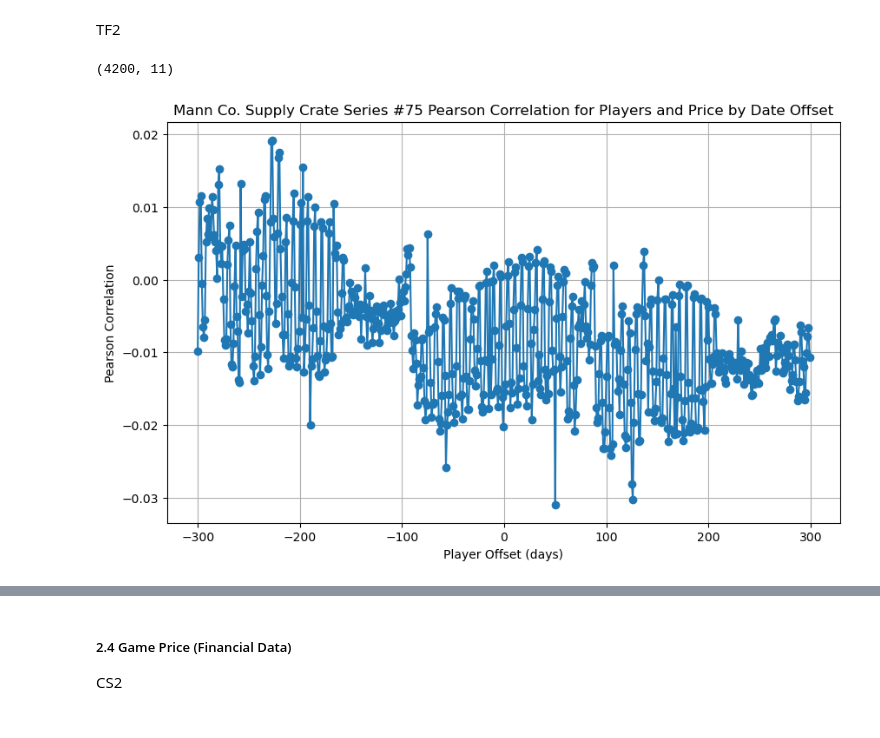
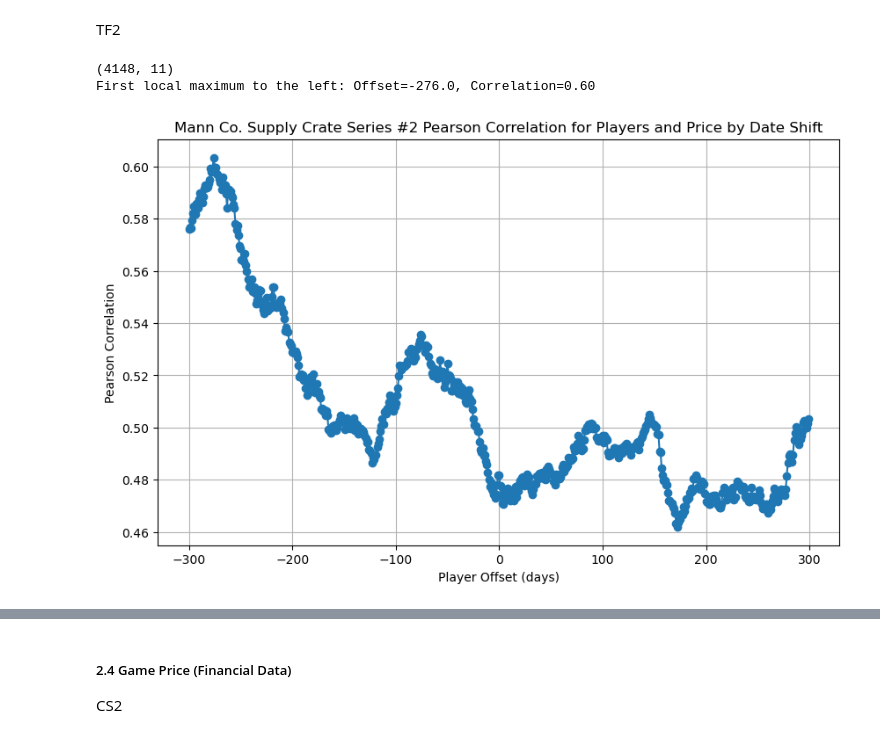
Before and after one commit to aalichao/CMPE255, a Jupyter notebook: Project.ipynb, the cells around one changed output, grey strips where cells are left out. Cells and saved outputs as stored; diff of their text form; code cells hidden in the pictures.

```diff
--- a/Project.ipynb
+++ b/Project.ipynb
@@ -565,6 +582,16 @@ cs_filtered = pd.read_csv('./PlayerCount/cs2playercount.csv')
 # Ensure 'DateTime' columns are in datetime format
 cs['DateTime'] = pd.to_datetime(cs['DateTime'], errors='coerce')
 cs_filtered['DateTime'] = pd.to_datetime(cs_filtered['DateTime'], errors='coerce')
+
+# # Offset the sentiment data by 40 days
+# cs['DateTime'] += pd.Timedelta(days=-40)
+
+start_date = cs['DateTime'].min()
+end_date = start_date + pd.Timedelta(days=30)
+
+# Filter to only the first year of data
+cs = cs[(cs['DateTime'] >= start_date) & (cs['DateTime'] < end_date)]
+cs_filtered = cs_filtered[(cs_filtered['DateTime'] >= start_date) & (cs_filtered['DateTime'] < end_date)]
 
 # Dictionary for parent items and their children
 family = {'CS:GO Weapon Case': ['MP7 | Skulls', 'SG 553 | Ultraviolet', 'AUG | Wings', 'USP-S | Dark Water', 'Glock-18 | Dragon Tattoo', 'Desert Eagle | Hypnotic', 'AWP | Lightning Strike']}
@@ -593,7 +620,7 @@ ax2.set_ylabel('Players', color='tab:red')
 ax2.tick_params(axis='y', labelcolor='tab:red')
 
 # Title and grid for clarity
-plt.title('CS2 Sentiment Score vs Player Count')
+plt.title('CS2 Sentiment Score vs Player Count (1st Month)')
 ax1.legend(loc='upper left')
 ax2.legend(loc='upper right')
 ax1.grid(True)
@@ -1173,7 +1851,7 @@ tf_players = pd.read_csv('./PlayerCount/tf2playercount.csv')
 tf = pd.read_json('./TF2Prices/CombinedTF2Prices_MultiParents_Dates_Lifetime.json', orient='records', lines=True)
 
 # Filter the tf dataset for a specific item
-item_name = "Mann Co. Supply Crate Series #75"
+item_name = "Mann Co. Supply Crate Series #2"
 tf_filtered = tf[tf['Item Name'] == item_name]
 
 print(tf_filtered.shape)
@@ -1189,7 +1867,7 @@ correlations = []
 for offset in range(-300, 300):
     tf_players_offset = tf_players.copy()
 
-    tf_players_offset['DateTime'] = pd.to_datetime(tf_players['DateTime']) + pd.Timedelta(days=offset)
+    tf_players_offset['DateTime'] = pd.to_datetime(tf_players['DateTime']) - pd.Timedelta(days=offset)
     # if offset < 0:
     #     tf_players_offset['DateTime'] = pd.to_datetime(tf_players['DateTime']) - pd.Timedelta(days=offset)
     # else:
@@ -1200,33 +1878,42 @@ for offset in range(-300, 300):
                             on='DateTime', tolerance=pd.Timedelta('1D'), direction='nearest')
 
     # # Replace NaN values in 'Players' with 0
     # merged_df['Players'].fillna(0, inplace=True)
 
     # # Interpolate to fill missing values in 'Players' and 'Price'
     # merged_df['Price'] = merged_df['Price'].interpolate(method='linear')
 
     # Drop rows with NaN values specifically in 'Players' or other columns to be correlated
     merged_df.dropna(subset=['Players', 'Price'], inplace=True)
 
     # Check if there are enough data points
     if merged_df.shape[0] < 2:
         print(f"Offset: {offset}, Not enough data points for correlation.")
         continue  # Skip to the next iteration if not enough data
 
     corr_players_price, _ = pearsonr(merged_df['Players'], merged_df['Price'])
 
     correlations.append((offset, corr_players_price))
 
 correlations_df = pd.DataFrame(correlations, columns=['Offset', 'Correlation'])
 
+# Identify the first local maximum on the left side (negative offsets)
+left_side = correlations_df[correlations_df['Offset'] < 0]
+local_max_idx = left_side['Correlation'].idxmax()
+local_max = correlations_df.iloc[local_max_idx]
+
+# Print the first local maximum on the left side
+print(f"First local maximum to the left: Offset={local_max.Offset}, Correlation={local_max.Correlation:.2f}")
+
 # Plot the correlation results
 plt.figure(figsize=(10, 6))
 plt.plot(correlations_df['Offset'], correlations_df['Correlation'], marker='o', linestyle='-')
 plt.xlabel('Player Offset (days)')
 plt.ylabel('Pearson Correlation')
-plt.title('Mann Co. Supply Crate Series #75 Pearson Correlation for Players and Price by Date Offset')
+plt.title(f'{item_name} Pearson Correlation for Players and Price by Date Shift')
 plt.grid(True)
 plt.show()
 # %% [output]
-(4200, 11)
+(4148, 11)
+First local maximum to the left: Offset=-276.0, Correlation=0.60
-[figure, old version]
+[figure, new version]
```
Also changed, not shown: parts of 26 cells of this notebook.
